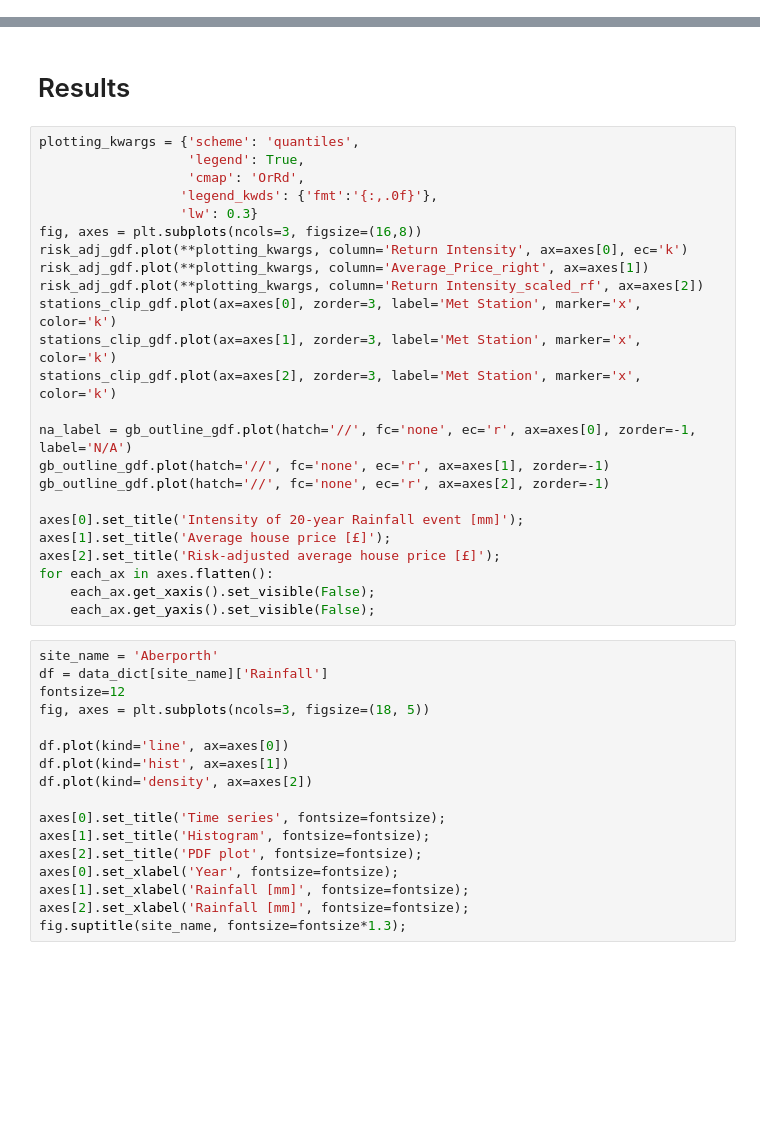
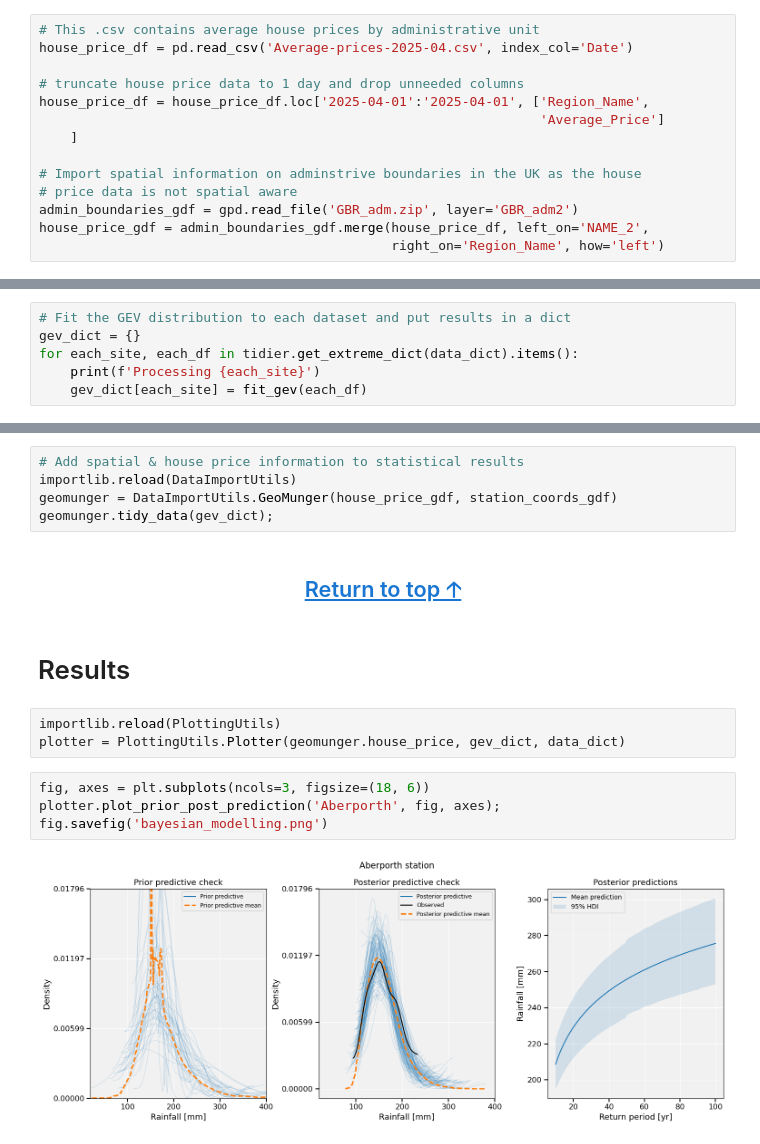
Before and after one commit to GallowayJ/eva, a Jupyter notebook: ExtremeValueAnalysis.ipynb, the cells around one changed output, grey strips where cells are left out. Saved outputs shown, nothing was run; the diff lists cells and outputs as text; blank space fills up the shorter version.

Commit message:
Refactored notebook for readibily, refactored none stats to DataImportUtils and PlottingUtils. Added explanations, examples etc.

```diff
--- a/ExtremeValueAnalysis.ipynb
+++ b/ExtremeValueAnalysis.ipynb
@@ -538,0 +88,14 @@ stations_clip_gdf = gpd.clip(station_coords_gdf, risk_adj_gdf)
+# %%
+# This .csv contains average house prices by administrative unit
+house_price_df = pd.read_csv('Average-prices-2025-04.csv', index_col='Date')
+
+# truncate house price data to 1 day and drop unneeded columns
+house_price_df = house_price_df.loc['2025-04-01':'2025-04-01', ['Region_Name',
+                                                                'Average_Price']
+    ]
+
+# Import spatial information on adminstrive boundaries in the UK as the house
+# price data is not spatial aware
+admin_boundaries_gdf = gpd.read_file('GBR_adm.zip', layer='GBR_adm2')
+house_price_gdf = admin_boundaries_gdf.merge(house_price_df, left_on='NAME_2',
+                                             right_on='Region_Name', how='left')
@@ -538,0 +233,6 @@ stations_clip_gdf = gpd.clip(station_coords_gdf, risk_adj_gdf)
+# %%
+# Fit the GEV distribution to each dataset and put results in a dict
+gev_dict = {}
+for each_site, each_df in tidier.get_extreme_dict(data_dict).items():
+    print(f'Processing {each_site}')
+    gev_dict[each_site] = fit_gev(each_df)
@@ -539,43 +257,18 @@ stations_clip_gdf = gpd.clip(station_coords_gdf, risk_adj_gdf)
+# %%
+# Add spatial & house price information to statistical results
+importlib.reload(DataImportUtils)
+geomunger = DataImportUtils.GeoMunger(house_price_gdf, station_coords_gdf)
+geomunger.tidy_data(gev_dict);
+# %% [markdown]
+## <center>[Return to top 🡡](#Table-of-contents)</center>
 # %% [markdown]
 # Results
-# %%
-plotting_kwargs = {'scheme': 'quantiles',
-                   'legend': True,
-                   'cmap': 'OrRd',
-                  'legend_kwds': {'fmt':'{:,.0f}'},
-                  'lw': 0.3}
-fig, axes = plt.subplots(ncols=3, figsize=(16,8))
-risk_adj_gdf.plot(**plotting_kwargs, column='Return Intensity', ax=axes[0], ec='k')
-risk_adj_gdf.plot(**plotting_kwargs, column='Average_Price_right', ax=axes[1])
-risk_adj_gdf.plot(**plotting_kwargs, column='Return Intensity_scaled_rf', ax=axes[2])
-stations_clip_gdf.plot(ax=axes[0], zorder=3, label='Met Station', marker='x', color='k')
-stations_clip_gdf.plot(ax=axes[1], zorder=3, label='Met Station', marker='x', color='k')
-stations_clip_gdf.plot(ax=axes[2], zorder=3, label='Met Station', marker='x', color='k')
-
-na_label = gb_outline_gdf.plot(hatch='//', fc='none', ec='r', ax=axes[0], zorder=-1, label='N/A')
-gb_outline_gdf.plot(hatch='//', fc='none', ec='r', ax=axes[1], zorder=-1)
-gb_outline_gdf.plot(hatch='//', fc='none', ec='r', ax=axes[2], zorder=-1)
-
-axes[0].set_title('Intensity of 20-year Rainfall event [mm]');
-axes[1].set_title('Average house price [£]');
-axes[2].set_title('Risk-adjusted average house price [£]');
-for each_ax in axes.flatten():
-    each_ax.get_xaxis().set_visible(False);
-    each_ax.get_yaxis().set_visible(False);
-# %%
-site_name = 'Aberporth'
-df = data_dict[site_name]['Rainfall']
-fontsize=12
-fig, axes = plt.subplots(ncols=3, figsize=(18, 5))
-
-df.plot(kind='line', ax=axes[0])
-df.plot(kind='hist', ax=axes[1])
-df.plot(kind='density', ax=axes[2])
-
-axes[0].set_title('Time series', fontsize=fontsize);
-axes[1].set_title('Histogram', fontsize=fontsize);
-axes[2].set_title('PDF plot', fontsize=fontsize);
-axes[0].set_xlabel('Year', fontsize=fontsize);
-axes[1].set_xlabel('Rainfall [mm]', fontsize=fontsize);
-axes[2].set_xlabel('Rainfall [mm]', fontsize=fontsize);
-fig.suptitle(site_name, fontsize=fontsize*1.3);
+# %%
+importlib.reload(PlottingUtils)
+plotter = PlottingUtils.Plotter(geomunger.house_price, gev_dict, data_dict)
+# %%
+fig, axes = plt.subplots(ncols=3, figsize=(18, 6))
+plotter.plot_prior_post_prediction('Aberporth', fig, axes);
+fig.savefig('bayesian_modelling.png')
+# %% [output]
+[figure, added]
```
Also changed, not shown: parts of 70 cells of this notebook.
